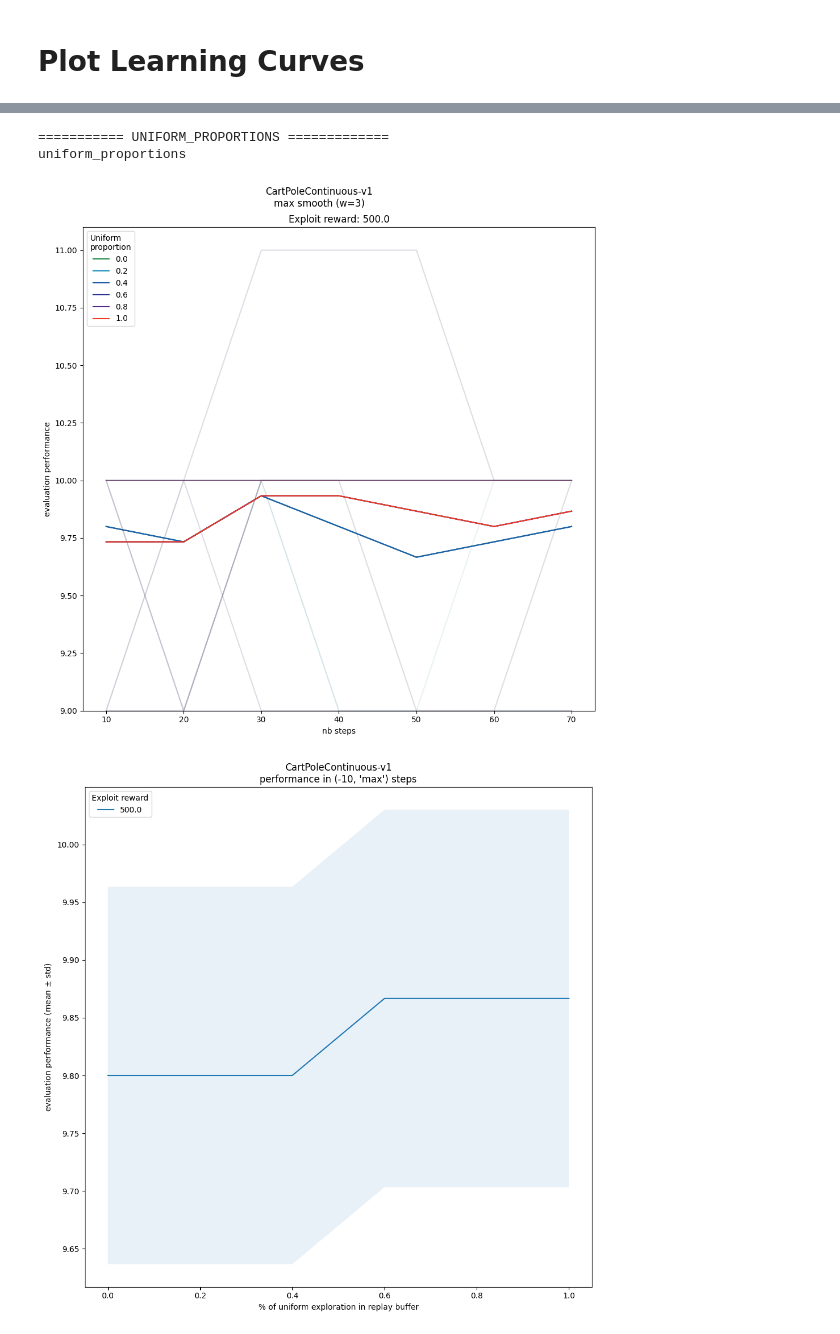
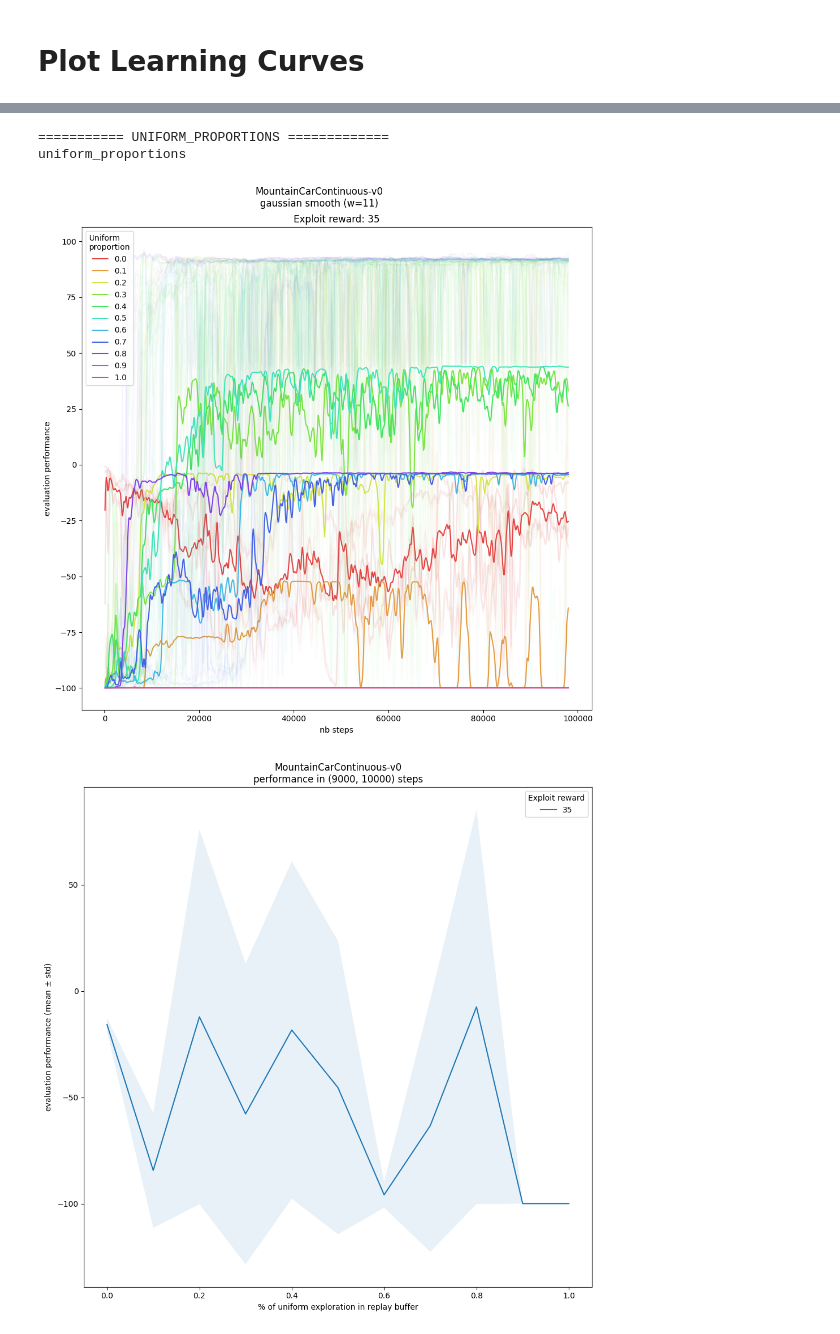
Before and after one commit to milosoundjian/projet-mind, a Jupyter notebook: experiments/notebooks/03-plot_learning_curves.ipynb, the cells around one changed output, grey strips where cells are left out. Cells and saved outputs as stored; diff of their text form; code cells hidden in the pictures.

Commit message:
Fix agglomeration of seeds and proportions for curves

```diff
--- a/experiments/notebooks/03-plot_learning_curves.ipynb
+++ b/experiments/notebooks/03-plot_learning_curves.ipynb
@@ -10,9 +10,9 @@ import glob
 %autoreload 2
 # %%
 ENV_NAMES = (
-    "CartPoleContinuous-v1",
-    "Pendulum-v1",
+    # "CartPoleContinuous-v1",
+    # "Pendulum-v1",
     "MountainCarContinuous-v0",
-    "LunarLanderContinuous-v3",
+    # "LunarLanderContinuous-v3",
 )
 INPUT_DIR = "../results/test_rb_compositions-" + "selected"
@@ -36,7 +20,7 @@ d_ref.shape
 ENV_NAME = "MountainCarContinuous-v0"
 
 PROPORTIONS = [0.0, 0.1, 0.2, 0.3, 0.4, 0.5, 0.6, 0.7, 0.8, 0.9, 1.0]
-SEEDS = [0, 1, 2, 4]
+SEEDS = [0,1,2,4]#[0, 1, 2, 4]
 EXPLOIT_REWARD = 35
 
 
@@ -58,7 +42,7 @@ def load_env_result(env_name, exploit_reward, proportions, seeds):
         np.stack(
             [
                 torch.load(
-                    f"../scripts/results/result-MountainCarContinuous-v0-35-0.0-{seed}.pt",
+                    f"../scripts/results/result-MountainCarContinuous-v0-35-{proportion}-{seed}.pt",
                     weights_only=False,
                 )["performances"]
                 for seed in SEEDS
@@ -128,15 +106,27 @@ def smooth(x, window, mode="gaussian"):
 
     else:
         raise ValueError("Unknown mode")
+# %%
+import colorsys
+
+def generate_colors(n, s=0.7, v=0.9):
+    colors = []
+    for i in range(n):
+        h = i / n  # evenly spaced hue
+        r, g, b = colorsys.hsv_to_rgb(h, s, v)
+        colors.append('#{:02x}{:02x}{:02x}'.format(
+            int(r*255), int(g*255), int(b*255)))
+    return colors
 # %%
-colors = ["#238b45", "#1d91c0", "#225ea8", "#253494", "#54278f", "#f03b20"] * 20
-
+# colors = ["#238b45", "#1d91c0", "#225ea8", "#253494", "#54278f", "#f03b20"] * 20
+colors = generate_colors(11)
 SMOOTH = True
-SMOOTH_WINDOW = 3  # 11
-SMOOTH_MODE = ("gaussian", "max")[1]
+SMOOTH_WINDOW = 11  # 11
+SMOOTH_MODE = ("gaussian", "max")[0]
 PLOT_ALL_CURVES = True
-STEP_TO_TAKE = None  # 15_000
-LAST_STEPS = 2  # 500
+STEP_TO_TAKE = 10_000 #None  # 15_000
+LAST_STEPS = 1000  # 500
+PLOT_MARGIN = 0.05
 
 last_performances = {}
 std_last_performances = {}
@@ -182,6 +172,8 @@ for rb_composition_type in ("uniform_proportions", "noise_levels"):
             performances = all_performances[rb_composition_type][env_name][reward][
                 "performances"
             ]
+
+            min_perf, max_perf = np.inf, -np.inf
 
             for i_prop, proportion in enumerate(rb_composition):
                 nb_evals, nb_envs, nb_seeds = performances[0].shape
@@ -233,9 +225,11 @@ for rb_composition_type in ("uniform_proportions", "noise_levels"):
                     alpha=1,
                 )
 
-                min_perf, max_perf = learning_curves.min(), learning_curves.max()
+                min_perf = np.minimum(learning_curves.min(), min_perf)
+                max_perf = np.maximum(learning_curves.max(), max_perf)
+                y_lim_range = np.abs(max_perf - min_perf)
                 axes[i_reward].set_ylim(
-                    [min_perf, max_perf + 0.05 * (max_perf - min_perf)]
+                    [min_perf - PLOT_MARGIN * y_lim_range, max_perf + PLOT_MARGIN * y_lim_range]
                 )
             axes[i_reward].set_title(f"Exploit reward: {reward}")
             axes[i_reward].set_ylabel("evaluation performance")
@@ -261,32 +255,32 @@ for rb_composition_type in ("uniform_proportions", "noise_levels"):
         plt.figure(figsize=(10, 10))
         for i_reward, reward in enumerate(
             sorted(all_performances[rb_composition_type][env_name])
         ):
             performances = all_performances[rb_composition_type][env_name][reward]
             means = last_performances[env_name][reward]
             stds = std_last_performances[env_name][reward]
             plt.plot(rb_composition, means, label=reward)
             plt.fill_between(
                 rb_composition,
                 means - stds,
                 means + stds,
                 alpha=0.1,
             )
 
         plt.title(
             f"{env_name}\nperformance in {step_slice.start * eval_interval, step_slice.stop * eval_interval if step_slice.stop is not None else 'max'} steps"
         )
         plt.xlabel(
             "% of uniform exploration in replay buffer"
             if rb_composition_type == "uniform_proportions"
             else "truncated gaussian noise on policy actions"
         )
         plt.ylabel("evaluation performance (mean $\\pm$ std)")
         plt.legend(title="Exploit reward")
         plt.tight_layout()
         plt.show()
 # %% [output]
 =========== UNIFORM_PROPORTIONS =============
 uniform_proportions
-[figure, old version]
+[figure, new version]
-[figure, old version]
+[figure, new version]
```
Also changed, not shown: parts of 5 cells of this notebook.
